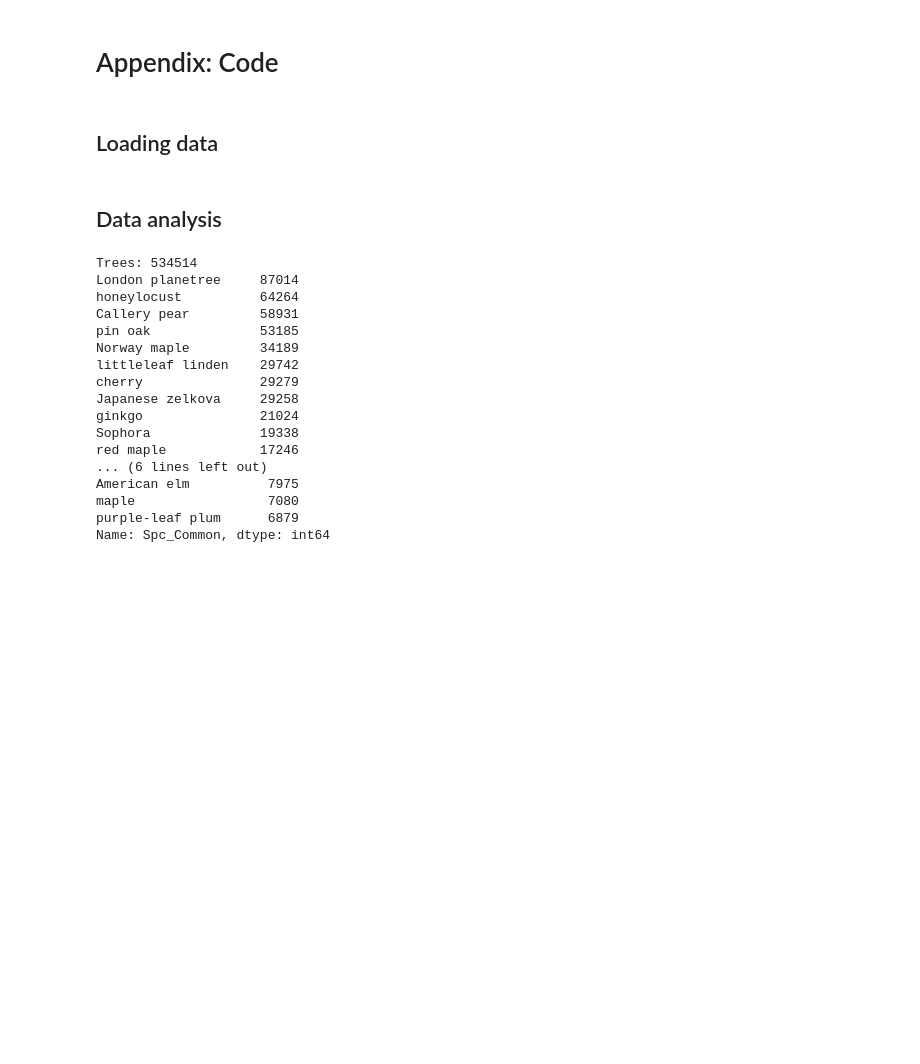
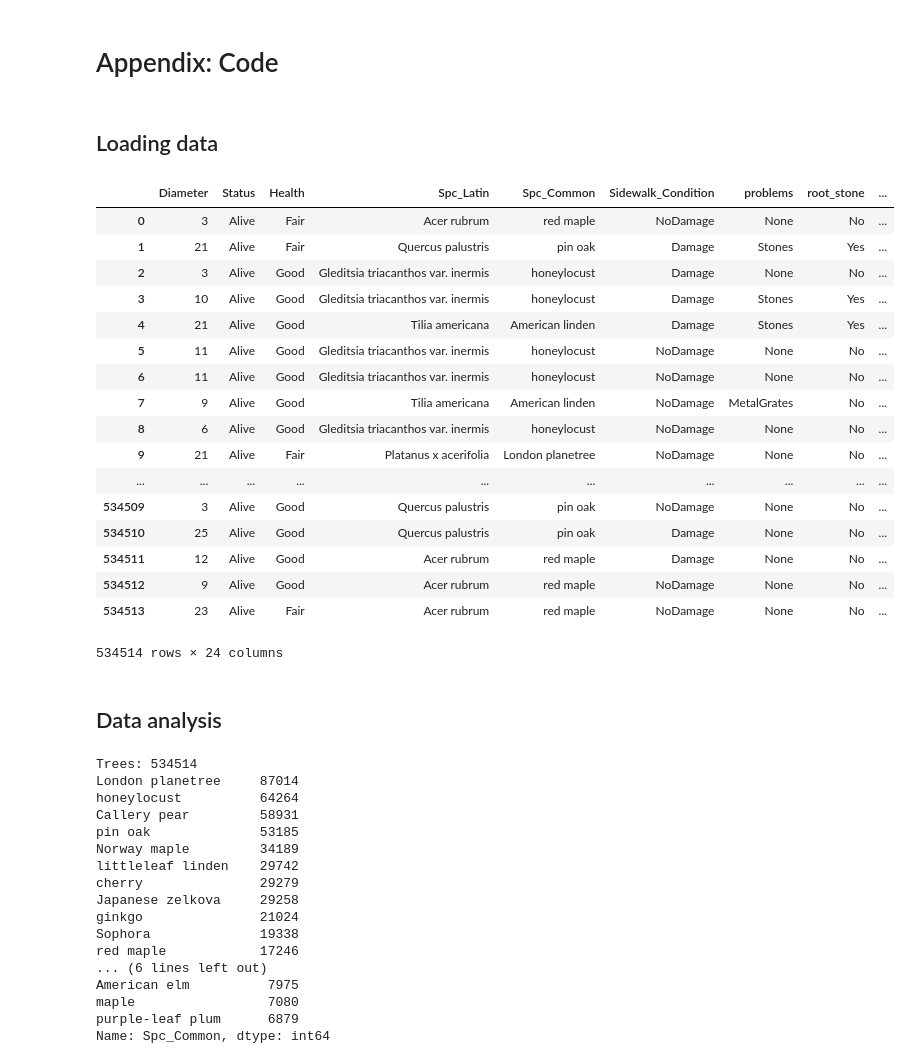
Before and after one commit to cecli/cecli.github.io, a Jupyter notebook: explainer_notebook.ipynb, the cells around one changed output. Drawn from its saved outputs; the diff is of its cells as text; code cells hidden in the pictures; blank space fills up the shorter version.

```diff
--- a/explainer_notebook.ipynb
+++ b/explainer_notebook.ipynb
@@ -150,9 +152,29 @@ In the end, what we actually missed was patterns in the data so we could have do
 # %%
 #Import data the whole dataset
 import pandas as pd
 import csv
 
 tree_data = pd.read_csv('2015_tree_data_updated.csv')
+tree_data
+# %% [output]
+|  | Diameter | Status | Health | Spc_Latin | Spc_Common | Sidewalk_Condition | problems | root_stone | ... |
+| 0 | 3 | Alive | Fair | Acer rubrum | red maple | NoDamage | None | No | ... |
+| 1 | 21 | Alive | Fair | Quercus palustris | pin oak | Damage | Stones | Yes | ... |
+| 2 | 3 | Alive | Good | Gleditsia triacanthos var. inermis | honeylocust | Damage | None | No | ... |
+| 3 | 10 | Alive | Good | Gleditsia triacanthos var. inermis | honeylocust | Damage | Stones | Yes | ... |
+| 4 | 21 | Alive | Good | Tilia americana | American linden | Damage | Stones | Yes | ... |
+| 5 | 11 | Alive | Good | Gleditsia triacanthos var. inermis | honeylocust | NoDamage | None | No | ... |
+| 6 | 11 | Alive | Good | Gleditsia triacanthos var. inermis | honeylocust | NoDamage | None | No | ... |
+| 7 | 9 | Alive | Good | Tilia americana | American linden | NoDamage | MetalGrates | No | ... |
+| 8 | 6 | Alive | Good | Gleditsia triacanthos var. inermis | honeylocust | NoDamage | None | No | ... |
+| 9 | 21 | Alive | Fair | Platanus x acerifolia | London planetree | NoDamage | None | No | ... |
+| ... | ... | ... | ... | ... | ... | ... | ... | ... | ... |
+| 534509 | 3 | Alive | Good | Quercus palustris | pin oak | NoDamage | None | No | ... |
+| 534510 | 25 | Alive | Good | Quercus palustris | pin oak | Damage | None | No | ... |
+| 534511 | 12 | Alive | Good | Acer rubrum | red maple | Damage | None | No | ... |
+| 534512 | 9 | Alive | Good | Acer rubrum | red maple | NoDamage | None | No | ... |
+| 534513 | 23 | Alive | Fair | Acer rubrum | red maple | NoDamage | None | No | ... |
+534514 rows × 24 columns
 # %%
 #Convert health categories to numbers. 1: Poor, 2: Fair, 3: Good. Higher = Better
 health = []
```
Also changed, not shown: parts of 16 cells of this notebook.
